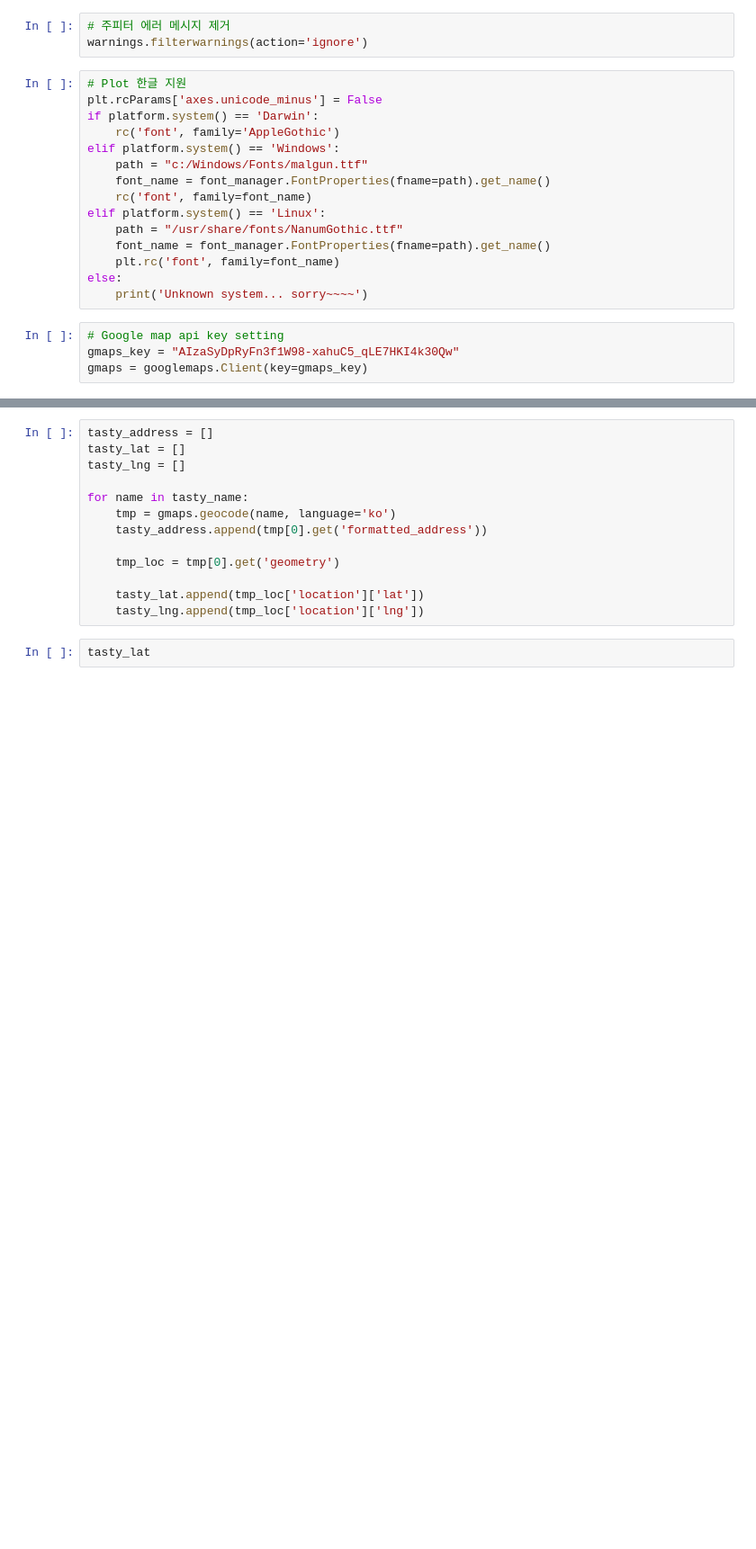
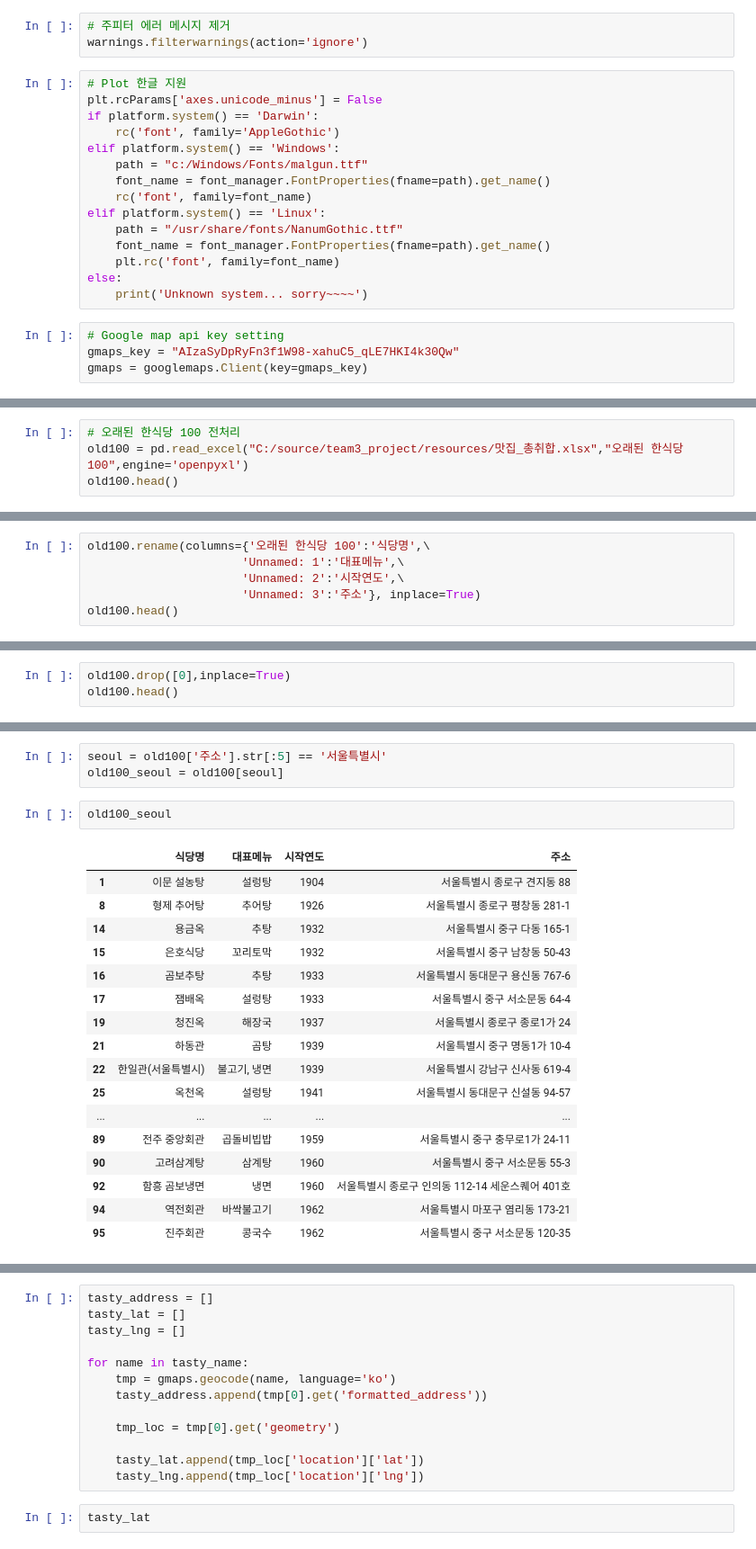
Before and after one commit to dwookangaroo/bigdata-final, a Jupyter notebook: matzip.ipynb, the cells around one changed output, grey strips where cells are left out. Shown at 90% size. Drawn from its saved outputs; the diff is of its cells as text; blank space fills up the shorter version.

```diff
--- a/matzip.ipynb
+++ b/matzip.ipynb
@@ -173,0 +337,4 @@ for name in seoul_raw['상호']:
+# %%
+# 오래된 한식당 100 전처리
+old100 = pd.read_excel("C:/source/team3_project/resources/맛집_총취합.xlsx","오래된 한식당 100",engine='openpyxl')
+old100.head()
@@ -173,0 +348,6 @@ for name in seoul_raw['상호']:
+# %%
+old100.rename(columns={'오래된 한식당 100':'식당명',\
+                      'Unnamed: 1':'대표메뉴',\
+                      'Unnamed: 2':'시작연도',\
+                      'Unnamed: 3':'주소'}, inplace=True)
+old100.head()
@@ -173,0 +361,3 @@ for name in seoul_raw['상호']:
+# %%
+old100.drop([0],inplace=True)
+old100.head()
@@ -173,0 +371,23 @@ for name in seoul_raw['상호']:
+# %%
+seoul = old100['주소'].str[:5] == '서울특별시'
+old100_seoul = old100[seoul]
+# %%
+old100_seoul
+# %% [output]
+|  | 식당명 | 대표메뉴 | 시작연도 | 주소 |
+| 1 | 이문 설농탕 | 설렁탕 | 1904 | 서울특별시 종로구 견지동 88 |
+| 8 | 형제 추어탕 | 추어탕 | 1926 | 서울특별시 종로구 평창동 281-1 |
+| 14 | 용금옥 | 추탕 | 1932 | 서울특별시 중구 다동 165-1 |
+| 15 | 은호식당 | 꼬리토막 | 1932 | 서울특별시 중구 남창동 50-43 |
+| 16 | 곰보추탕 | 추탕 | 1933 | 서울특별시 동대문구 용신동 767-6 |
+| 17 | 잼배옥 | 설렁탕 | 1933 | 서울특별시 중구 서소문동 64-4 |
+| 19 | 청진옥 | 해장국 | 1937 | 서울특별시 종로구 종로1가 24 |
+| 21 | 하동관 | 곰탕 | 1939 | 서울특별시 중구 명동1가 10-4 |
+| 22 | 한일관(서울특별시) | 불고기, 냉면 | 1939 | 서울특별시 강남구 신사동 619-4 |
+| 25 | 옥천옥 | 설렁탕 | 1941 | 서울특별시 동대문구 신설동 94-57 |
+| ... | ... | ... | ... | ... |
+| 89 | 전주 중앙회관 | 곱돌비빕밥 | 1959 | 서울특별시 중구 충무로1가 24-11 |
+| 90 | 고려삼계탕 | 삼계탕 | 1960 | 서울특별시 중구 서소문동 55-3 |
+| 92 | 함흥 곰보냉면 | 냉면 | 1960 | 서울특별시 종로구 인의동 112-14 세운스퀘어 401호 |
+| 94 | 역전회관 | 바싹불고기 | 1962 | 서울특별시 마포구 염리동 173-21 |
+| 95 | 진주회관 | 콩국수 | 1962 | 서울특별시 중구 서소문동 120-35 |
```
Also changed, not shown: parts of 149 cells of this notebook, 1 other file.
